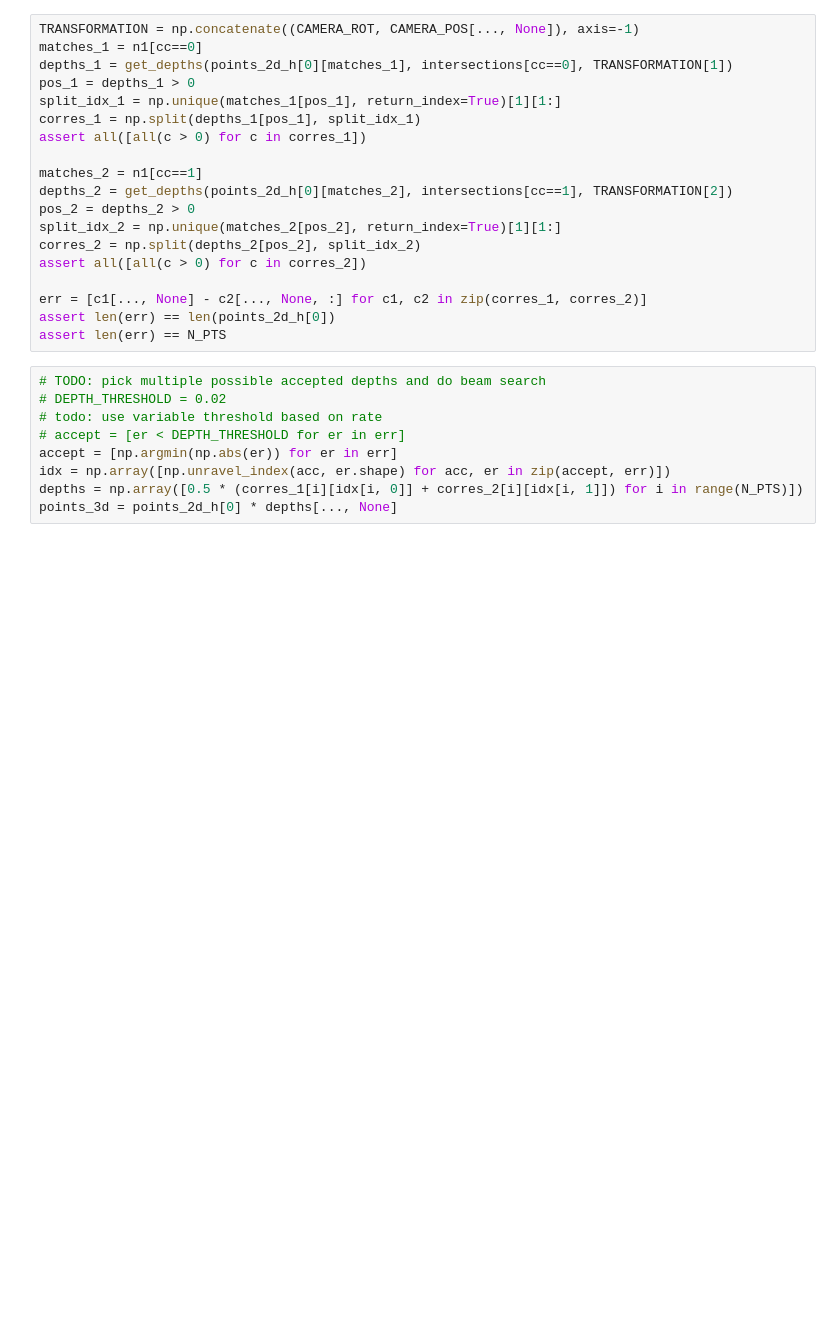
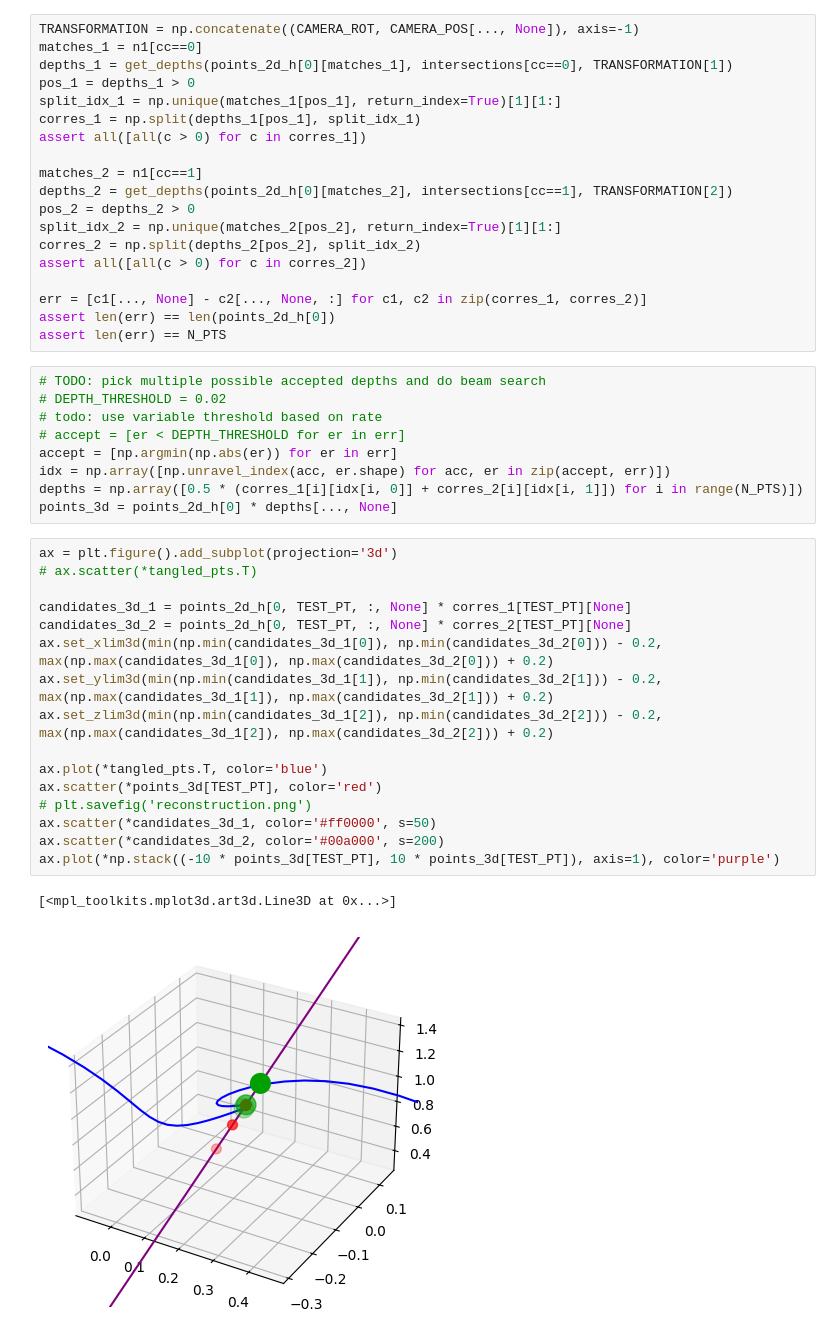
Before and after one commit to DreekFire/BuzzBot, a Jupyter notebook: vision.ipynb, the cells around one changed output. Saved outputs shown, nothing was run; the diff lists cells and outputs as text; blank space fills up the shorter version.

```diff
--- a/vision.ipynb
+++ b/vision.ipynb
@@ -264,5 +267,24 @@ accept = [np.argmin(np.abs(er)) for er in err]
 idx = np.array([np.unravel_index(acc, er.shape) for acc, er in zip(accept, err)])
 depths = np.array([0.5 * (corres_1[i][idx[i, 0]] + corres_2[i][idx[i, 1]]) for i in range(N_PTS)])
 points_3d = points_2d_h[0] * depths[..., None]
+# %%
+ax = plt.figure().add_subplot(projection='3d')
+# ax.scatter(*tangled_pts.T)
+
+candidates_3d_1 = points_2d_h[0, TEST_PT, :, None] * corres_1[TEST_PT][None]
+candidates_3d_2 = points_2d_h[0, TEST_PT, :, None] * corres_2[TEST_PT][None]
+ax.set_xlim3d(min(np.min(candidates_3d_1[0]), np.min(candidates_3d_2[0])) - 0.2, max(np.max(candidates_3d_1[0]), np.max(candidates_3d_2[0])) + 0.2)
+ax.set_ylim3d(min(np.min(candidates_3d_1[1]), np.min(candidates_3d_2[1])) - 0.2, max(np.max(candidates_3d_1[1]), np.max(candidates_3d_2[1])) + 0.2)
+ax.set_zlim3d(min(np.min(candidates_3d_1[2]), np.min(candidates_3d_2[2])) - 0.2, max(np.max(candidates_3d_1[2]), np.max(candidates_3d_2[2])) + 0.2)
+
+ax.plot(*tangled_pts.T, color='blue')
+ax.scatter(*points_3d[TEST_PT], color='red')
+# plt.savefig('reconstruction.png')
+ax.scatter(*candidates_3d_1, color='#ff0000', s=50)
+ax.scatter(*candidates_3d_2, color='#00a000', s=200)
+ax.plot(*np.stack((-10 * points_3d[TEST_PT], 10 * points_3d[TEST_PT]), axis=1), color='purple')
+# %% [output]
+[<mpl_toolkits.mplot3d.art3d.Line3D at 0x...>]
+[figure, added]
 # %%
 ax = plt.figure().add_subplot(projection='3d')
```
Also changed, not shown: parts of 6 cells of this notebook, 4 other files.
